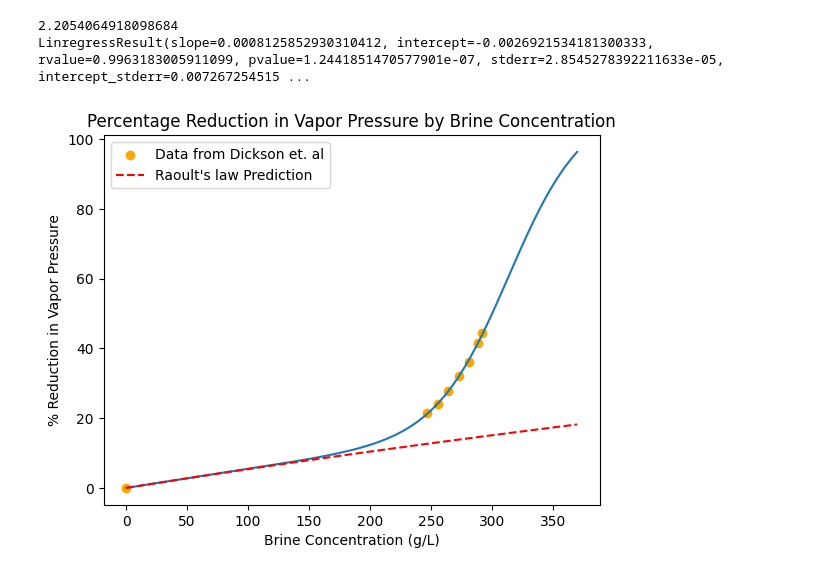
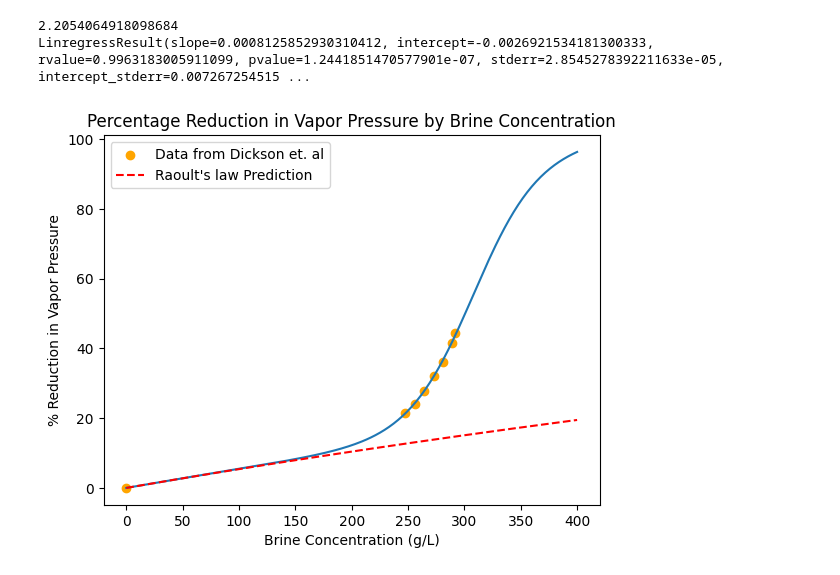
Before and after one commit to danilomcmaster/GSLModel, a Jupyter notebook: es_reduction.ipynb, the cells around one changed output. Cells and saved outputs as stored; diff of their text form; code cells hidden in the pictures.

```diff
--- a/es_reduction.ipynb
+++ b/es_reduction.ipynb
@@ -36,30 +36,30 @@ def mole_fracs(concentrations):
 2.2054064918098684
 LinregressResult(slope=0.0008125852930310412, intercept=-0.0026921534181300333, rvalue=0.9963183005911099, pvalue=1.2441851470577901e-07, stderr=2.8545278392211633e-05, intercept_stderr=0.007267254515 ...
 # %%
-c = np.linspace(0, 370, 200)
+c = np.linspace(0, 400, 200)
 
 idio_reds = reductions - (1 - mole_fracs(brines))
 y = idio_reds
 def logistic(x, k, x0):
-    return 0.9 / (1 + np.exp(-k*(x - x0)))
+    return 0.8 / (1 + np.exp(-k*(x - x0)))
 xdata = brines
 ydata = idio_reds
 params, cov = curve_fit(logistic, xdata, ydata, p0=[1, 300])
 k = params[0]
 x0 = params[1]
 # L = params[2]
 vp_reduc = (logistic(c, k, x0) + (1 - mole_fracs(c)))
 plt.plot(c, 100*vp_reduc)
 plt.scatter(brines, 100*reductions, label="Data from Dickson et. al", color='orange')
 plt.xlabel("Brine Concentration (g/L)")
 plt.ylabel("% Reduction in Vapor Pressure")
 plt.plot(c, 100*(1 - mole_fracs(c)), linestyle='dashed', color='red', label="Raoult's law Prediction")
 plt.legend()
 plt.title("Percentage Reduction in Vapor Pressure by Brine Concentration")
 plt.savefig("./images/es_reduction_model.jpg")
 plt.show()
 # %% [output]
-[figure, old version]
+[figure, new version]
 # %%
 dict = {}
 dict["salinity"] = c
```
Also changed, not shown: 5 other files.
